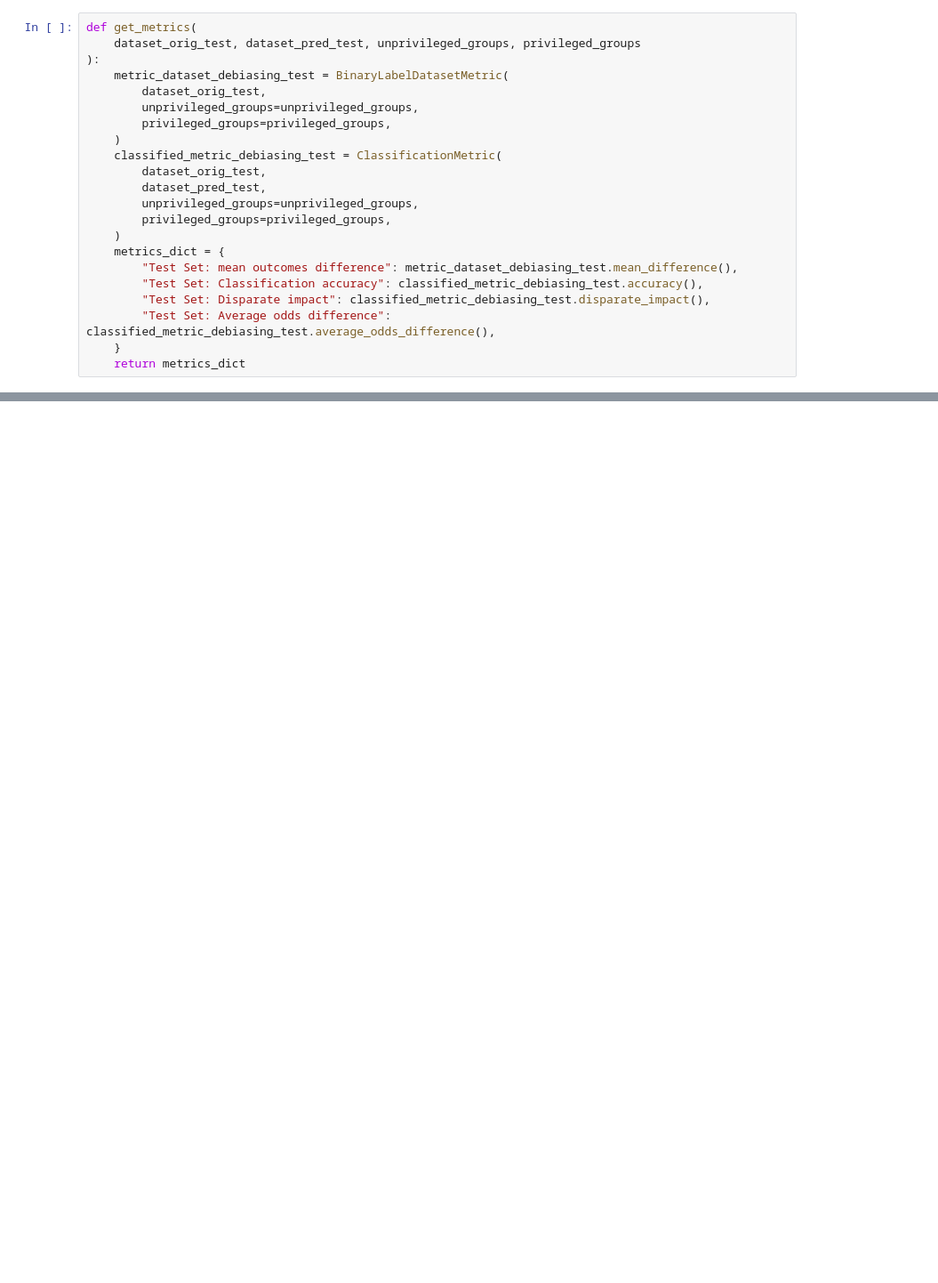
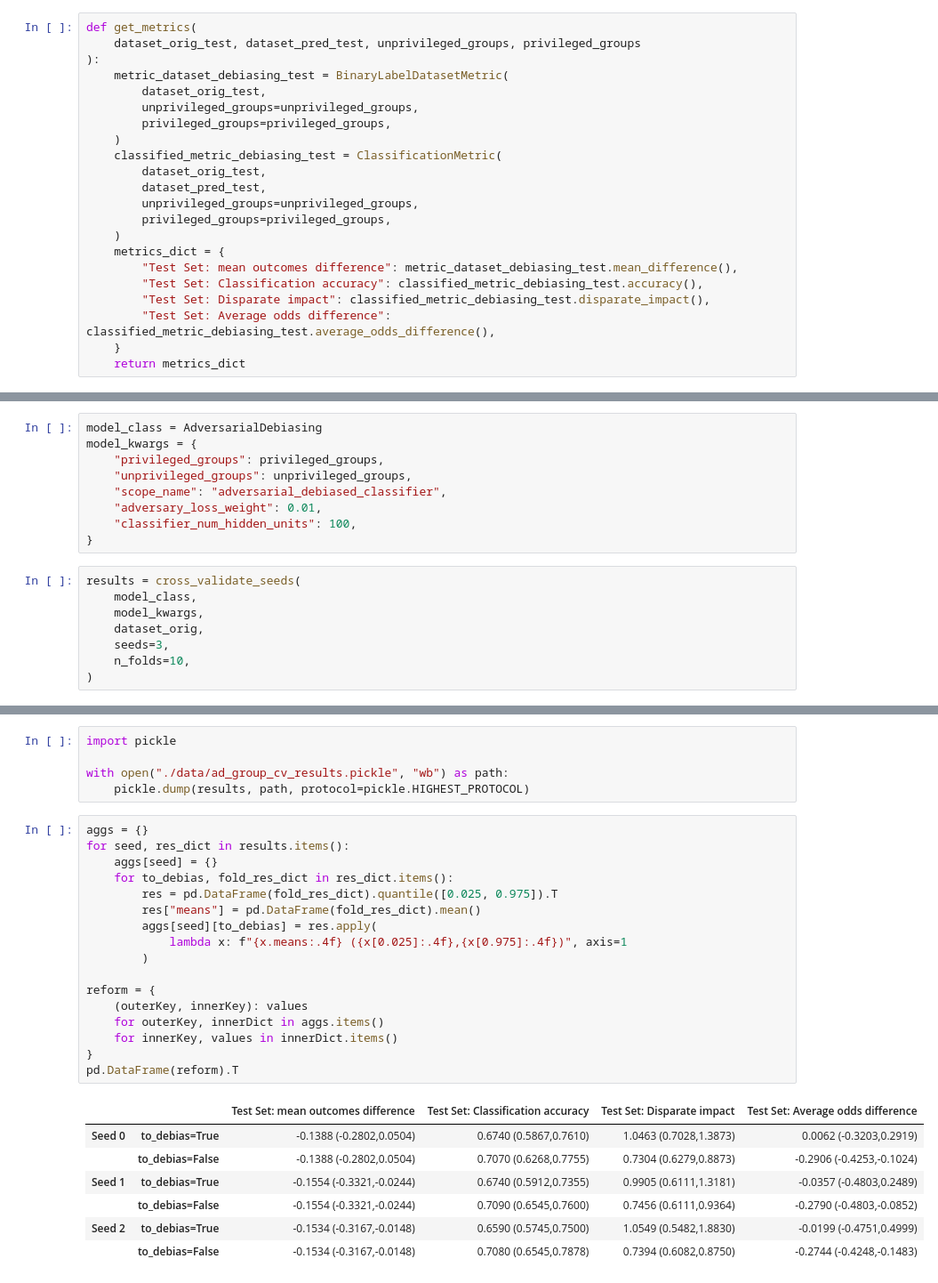
Before and after one commit to eberhard-leander/AIF360_dev, a Jupyter notebook: examples/1_CV_AD_and_adjuster.ipynb, the cells around one changed output, grey strips where cells are left out. Shown at 89% size. Drawn from its saved outputs; the diff is of its cells as text; blank space fills up the shorter version.

```diff
--- a/examples/1_CV_AD_and_adjuster.ipynb
+++ b/examples/1_CV_AD_and_adjuster.ipynb
@@ -260,0 +220,17 @@ pd.DataFrame.from_dict(agg).T
+# %%
+model_class = AdversarialDebiasing
+model_kwargs = {
+    "privileged_groups": privileged_groups,
+    "unprivileged_groups": unprivileged_groups,
+    "scope_name": "adversarial_debiased_classifier",
+    "adversary_loss_weight": 0.01,
+    "classifier_num_hidden_units": 100,
+}
+# %%
+results = cross_validate_seeds(
+    model_class,
+    model_kwargs,
+    dataset_orig,
+    seeds=3,
+    n_folds=10,
+)
@@ -260,0 +255,30 @@ pd.DataFrame.from_dict(agg).T
+# %%
+import pickle
+
+with open("./data/ad_group_cv_results.pickle", "wb") as path:
+    pickle.dump(results, path, protocol=pickle.HIGHEST_PROTOCOL)
+# %%
+aggs = {}
+for seed, res_dict in results.items():
+    aggs[seed] = {}
+    for to_debias, fold_res_dict in res_dict.items():
+        res = pd.DataFrame(fold_res_dict).quantile([0.025, 0.975]).T
+        res["means"] = pd.DataFrame(fold_res_dict).mean()
+        aggs[seed][to_debias] = res.apply(
+            lambda x: f"{x.means:.4f} ({x[0.025]:.4f},{x[0.975]:.4f})", axis=1
+        )
+
+reform = {
+    (outerKey, innerKey): values
+    for outerKey, innerDict in aggs.items()
+    for innerKey, values in innerDict.items()
+}
+pd.DataFrame(reform).T
+# %% [output]
+|  |  | Test Set: mean outcomes difference | Test Set: Classification accuracy | Test Set: Disparate impact | Test Set: Average odds difference |
+| Seed 0 | to_debias=True | -0.1388 (-0.2802,0.0504) | 0.6740 (0.5867,0.7610) | 1.0463 (0.7028,1.3873) | 0.0062 (-0.3203,0.2919) |
+|  | to_debias=False | -0.1388 (-0.2802,0.0504) | 0.7070 (0.6268,0.7755) | 0.7304 (0.6279,0.8873) | -0.2906 (-0.4253,-0.1024) |
+| Seed 1 | to_debias=True | -0.1554 (-0.3321,-0.0244) | 0.6740 (0.5912,0.7355) | 0.9905 (0.6111,1.3181) | -0.0357 (-0.4803,0.2489) |
+|  | to_debias=False | -0.1554 (-0.3321,-0.0244) | 0.7090 (0.6545,0.7600) | 0.7456 (0.6111,0.9364) | -0.2790 (-0.4803,-0.0852) |
+| Seed 2 | to_debias=True | -0.1534 (-0.3167,-0.0148) | 0.6590 (0.5745,0.7500) | 1.0549 (0.5482,1.8830) | -0.0199 (-0.4751,0.4999) |
+|  | to_debias=False | -0.1534 (-0.3167,-0.0148) | 0.7080 (0.6545,0.7878) | 0.7394 (0.6082,0.8750) | -0.2744 (-0.4248,-0.1483) |
```
Also changed, not shown: parts of 11 cells of this notebook, 2 other files.
